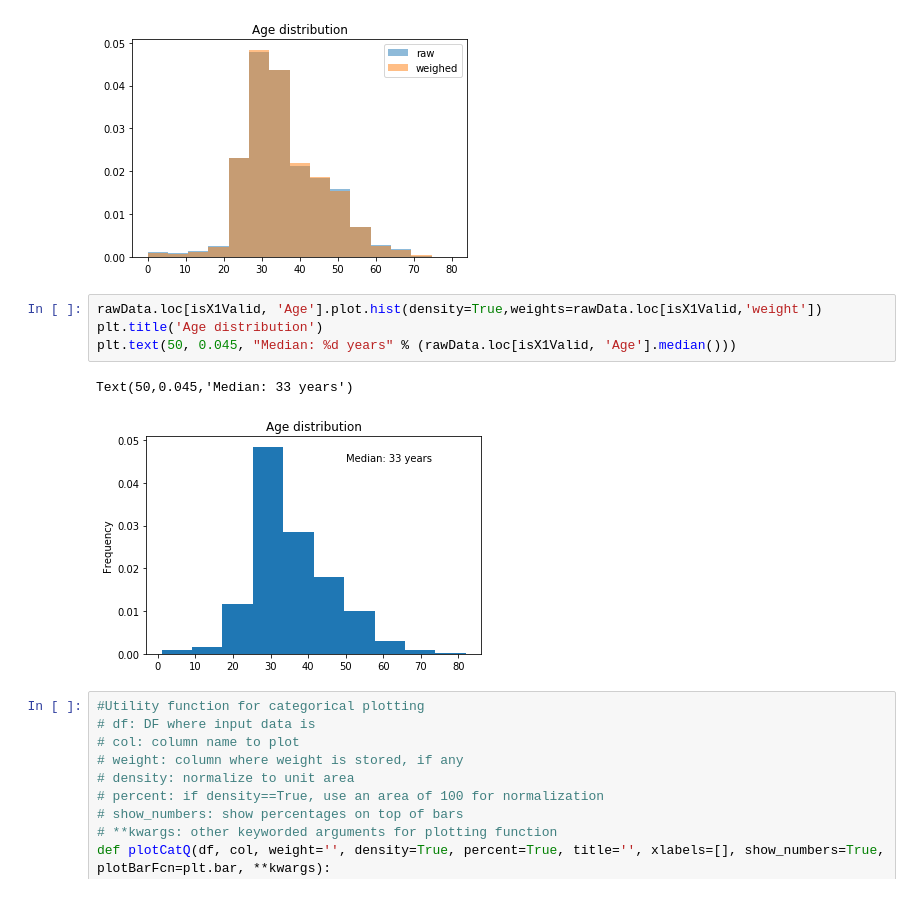
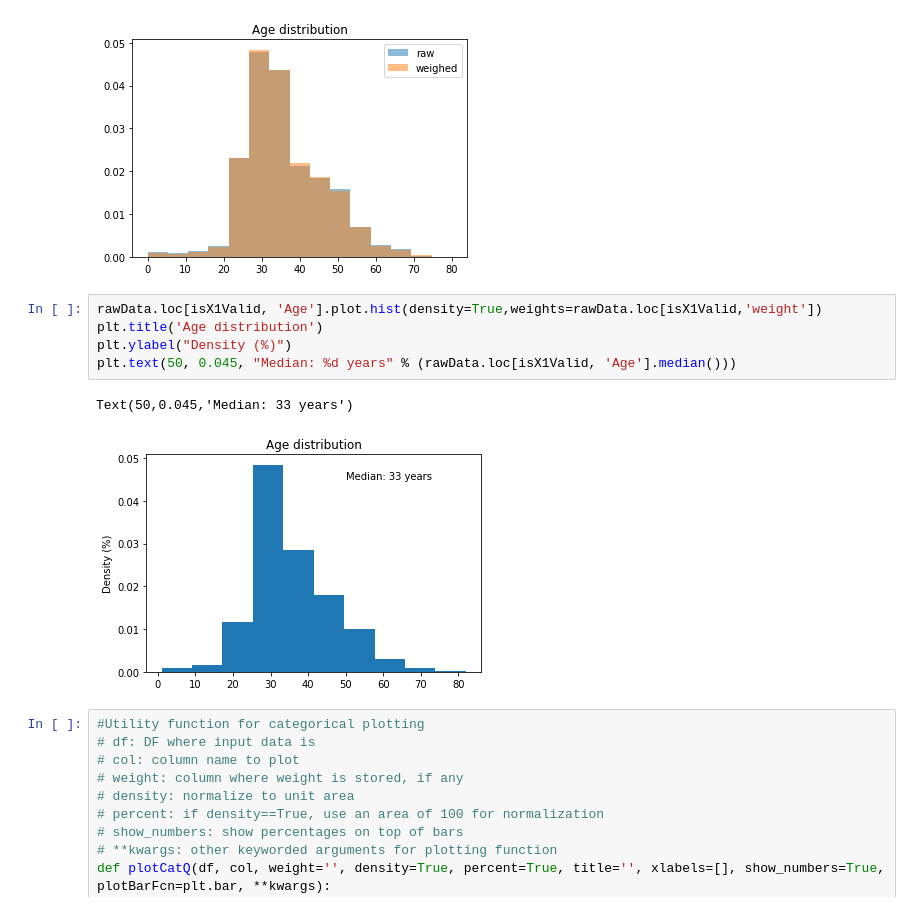
Before and after one commit to gridge/bm-decomp-2018, a Jupyter notebook: bm-decomp-2018.ipynb, the cells around one changed output. Saved outputs shown, nothing was run; the diff lists cells and outputs as text.

Commit message:
improved plotting

```diff
--- a/bm-decomp-2018.ipynb
+++ b/bm-decomp-2018.ipynb
@@ -365,10 +365,11 @@ plt.show()
 # %%
 rawData.loc[isX1Valid, 'Age'].plot.hist(density=True,weights=rawData.loc[isX1Valid,'weight'])
 plt.title('Age distribution')
+plt.ylabel("Density (%)")
 plt.text(50, 0.045, "Median: %d years" % (rawData.loc[isX1Valid, 'Age'].median()))
 # %% [output]
 Text(50,0.045,'Median: 33 years')
-[figure, old version]
+[figure, new version]
 # %%
 #Utility function for categorical plotting
 # df: DF where input data is
```
